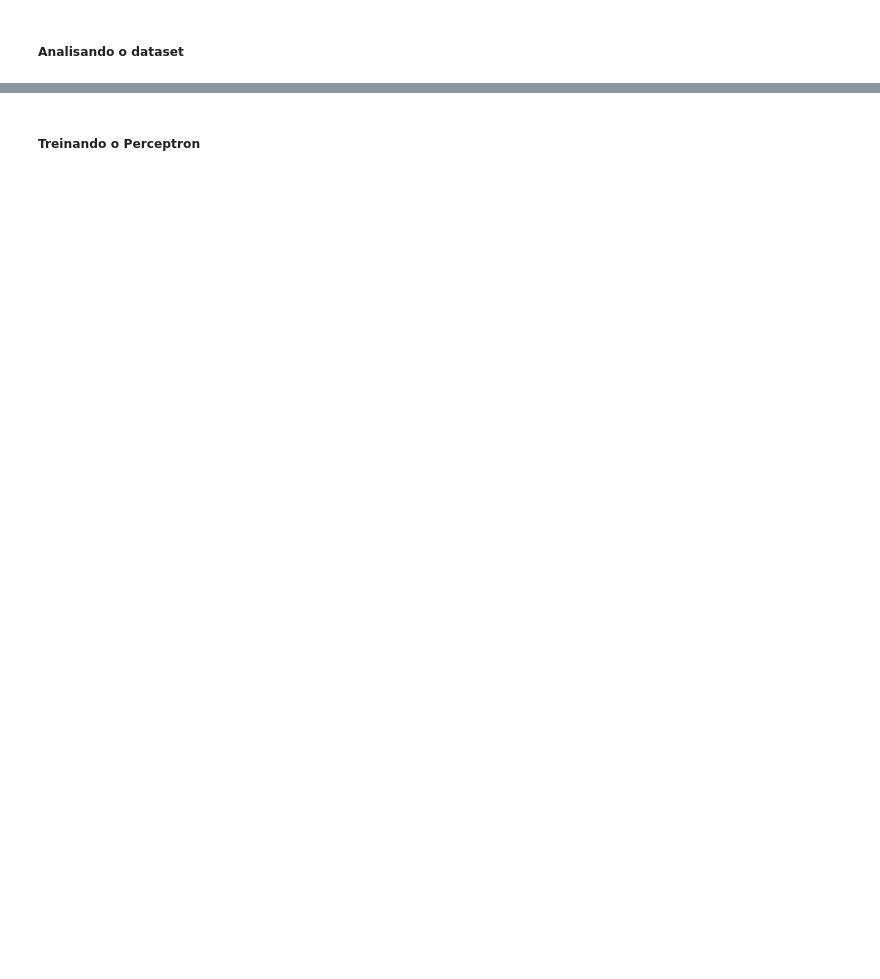
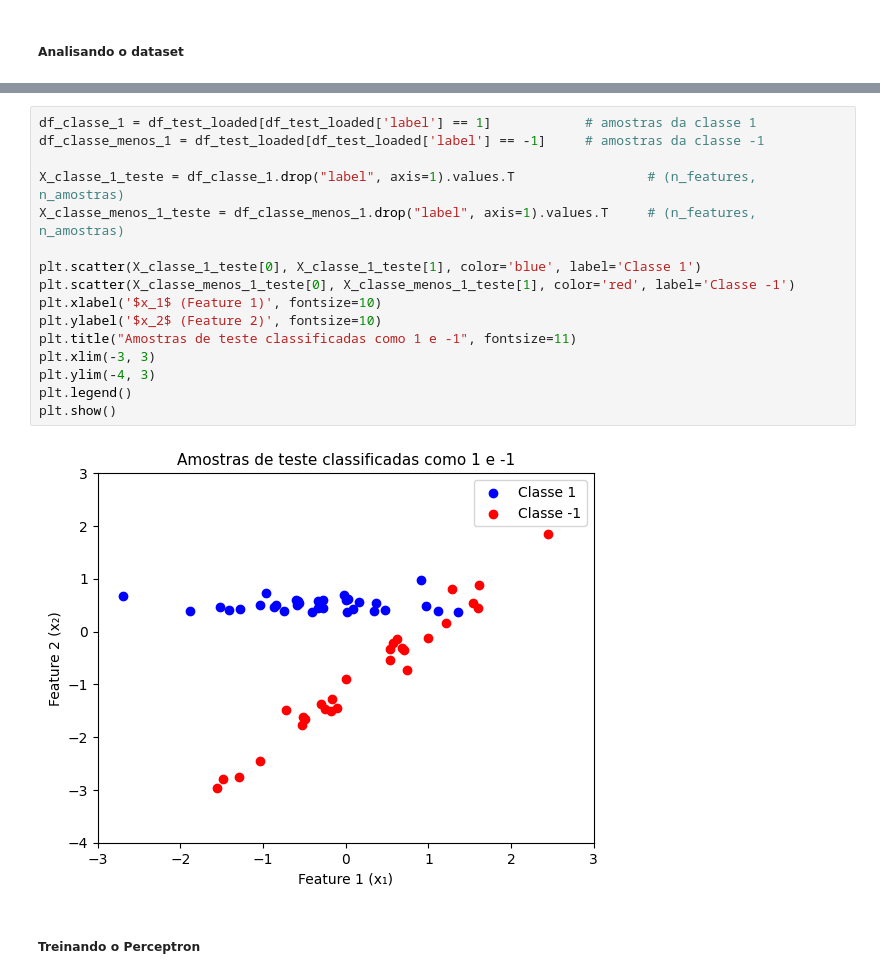
Before and after one commit to lucasanches/single-layer-perceptron, a Jupyter notebook: perceptron.ipynb, the cells around one changed output, grey strips where cells are left out. Cells and saved outputs as stored; diff of their text form; blank space fills up the shorter version.

```diff
--- a/perceptron.ipynb
+++ b/perceptron.ipynb
@@ -162,3 +188,21 @@ plt.show()
+# %%
+df_classe_1 = df_test_loaded[df_test_loaded['label'] == 1]            # amostras da classe 1
+df_classe_menos_1 = df_test_loaded[df_test_loaded['label'] == -1]     # amostras da classe -1
+
+X_classe_1_teste = df_classe_1.drop("label", axis=1).values.T                 # (n_features, n_amostras)
+X_classe_menos_1_teste = df_classe_menos_1.drop("label", axis=1).values.T     # (n_features, n_amostras)
+
+plt.scatter(X_classe_1_teste[0], X_classe_1_teste[1], color='blue', label='Classe 1')
+plt.scatter(X_classe_menos_1_teste[0], X_classe_menos_1_teste[1], color='red', label='Classe -1')
+plt.xlabel('$x_1$ (Feature 1)', fontsize=10)
+plt.ylabel('$x_2$ (Feature 2)', fontsize=10)
+plt.title("Amostras de teste classificadas como 1 e -1", fontsize=11)
+plt.xlim(-3, 3)
+plt.ylim(-4, 3)
+plt.legend()
+plt.show()
+# %% [output]
+[figure, added]
 # %% [markdown]
 ##### Treinando o Perceptron
 # %%
```
Also changed, not shown: parts of 14 cells of this notebook.
